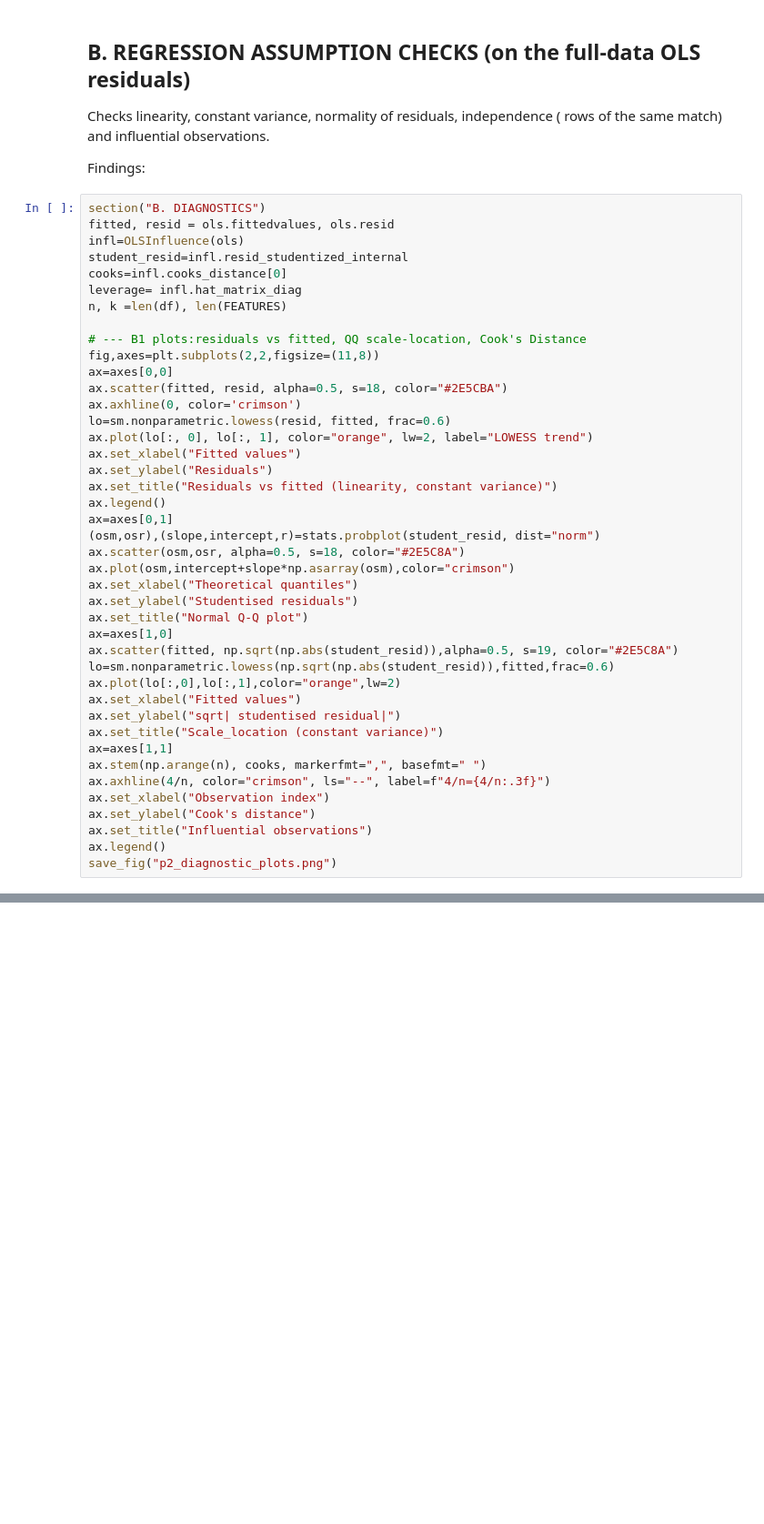
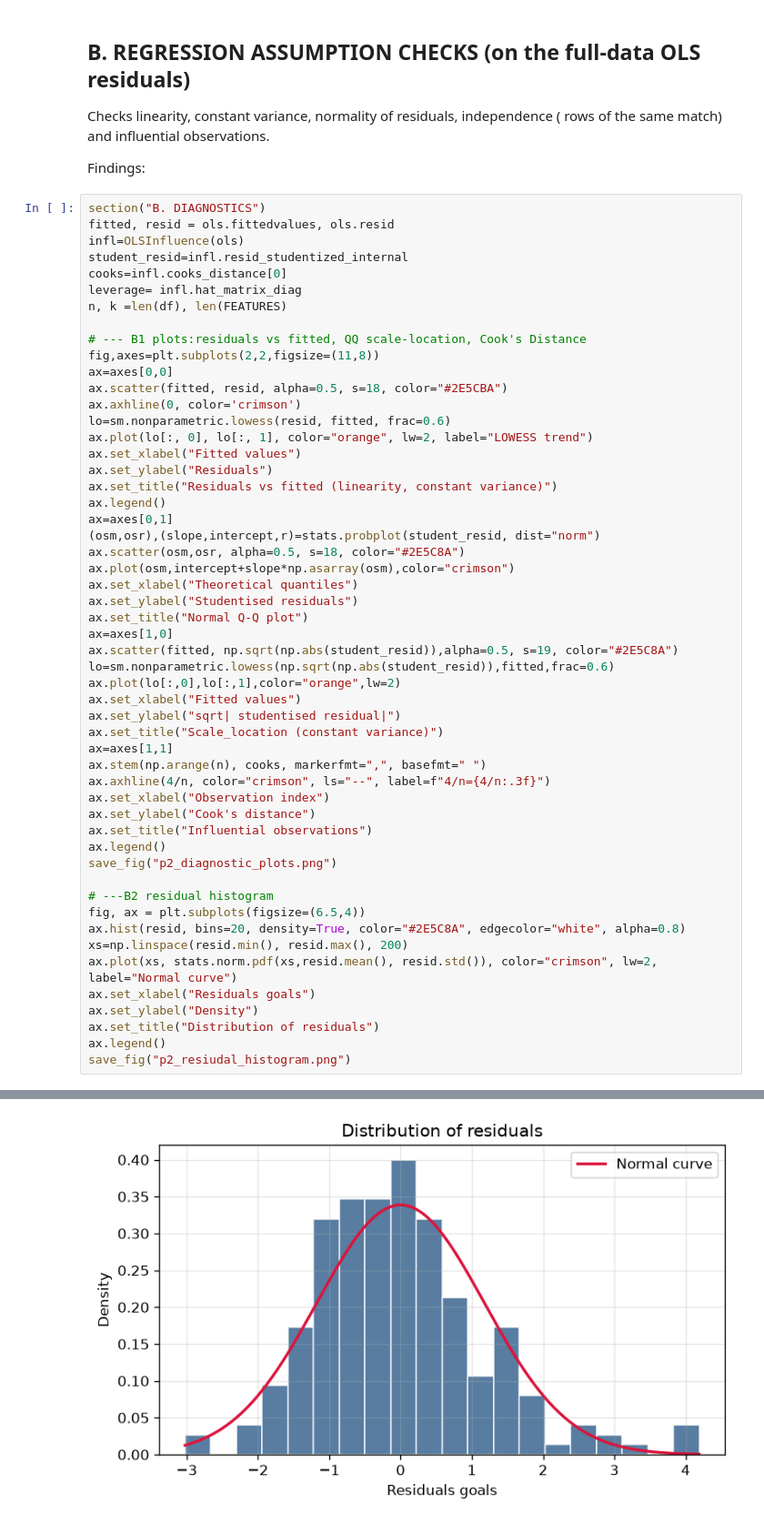
Before and after one commit to nayandeep-shrestha/assessment_3_HIT140, a Jupyter notebook: Linear Regression 2.2/Reg2.2.ipynb, the cells around one changed output, grey strips where cells are left out. Shown at 91% size. Cells and saved outputs as stored; diff of their text form; blank space fills up the shorter version.

Commit message:
residual histogram

```diff
--- a/Linear Regression 2.2/Reg2.2.ipynb
+++ b/Linear Regression 2.2/Reg2.2.ipynb
@@ -568,30 +568,42 @@ ax.set_ylabel("Residuals")
 ax.set_title("Residuals vs fitted (linearity, constant variance)")
 ax.legend()
 ax=axes[0,1]
 (osm,osr),(slope,intercept,r)=stats.probplot(student_resid, dist="norm")
 ax.scatter(osm,osr, alpha=0.5, s=18, color="#2E5C8A")
 ax.plot(osm,intercept+slope*np.asarray(osm),color="crimson")
 ax.set_xlabel("Theoretical quantiles")
 ax.set_ylabel("Studentised residuals")
 ax.set_title("Normal Q-Q plot")
 ax=axes[1,0]
 ax.scatter(fitted, np.sqrt(np.abs(student_resid)),alpha=0.5, s=19, color="#2E5C8A")
 lo=sm.nonparametric.lowess(np.sqrt(np.abs(student_resid)),fitted,frac=0.6)
 ax.plot(lo[:,0],lo[:,1],color="orange",lw=2)
 ax.set_xlabel("Fitted values")
 ax.set_ylabel("sqrt| studentised residual|")
 ax.set_title("Scale_location (constant variance)")
 ax=axes[1,1]
 ax.stem(np.arange(n), cooks, markerfmt=",", basefmt=" ")
 ax.axhline(4/n, color="crimson", ls="--", label=f"4/n={4/n:.3f}")
 ax.set_xlabel("Observation index")
 ax.set_ylabel("Cook's distance")
 ax.set_title("Influential observations")
 ax.legend()
 save_fig("p2_diagnostic_plots.png")
+
+# ---B2 residual histogram
+fig, ax = plt.subplots(figsize=(6.5,4))
+ax.hist(resid, bins=20, density=True, color="#2E5C8A", edgecolor="white", alpha=0.8)
+xs=np.linspace(resid.min(), resid.max(), 200)
+ax.plot(xs, stats.norm.pdf(xs,resid.mean(), resid.std()), color="crimson", lw=2, label="Normal curve")
+ax.set_xlabel("Residuals goals")
+ax.set_ylabel("Density")
+ax.set_title("Distribution of residuals")
+ax.legend()
+save_fig("p2_resiudal_histogram.png")
 # %% [output]
 ================================================================================
 B. DIAGNOSTICS
 ================================================================================
 [figure]
 saved figure:p2_diagnostic_plots.png
+[figure, added]
```
Also changed, not shown: parts of 1 cell of this notebook, 1 other file.
